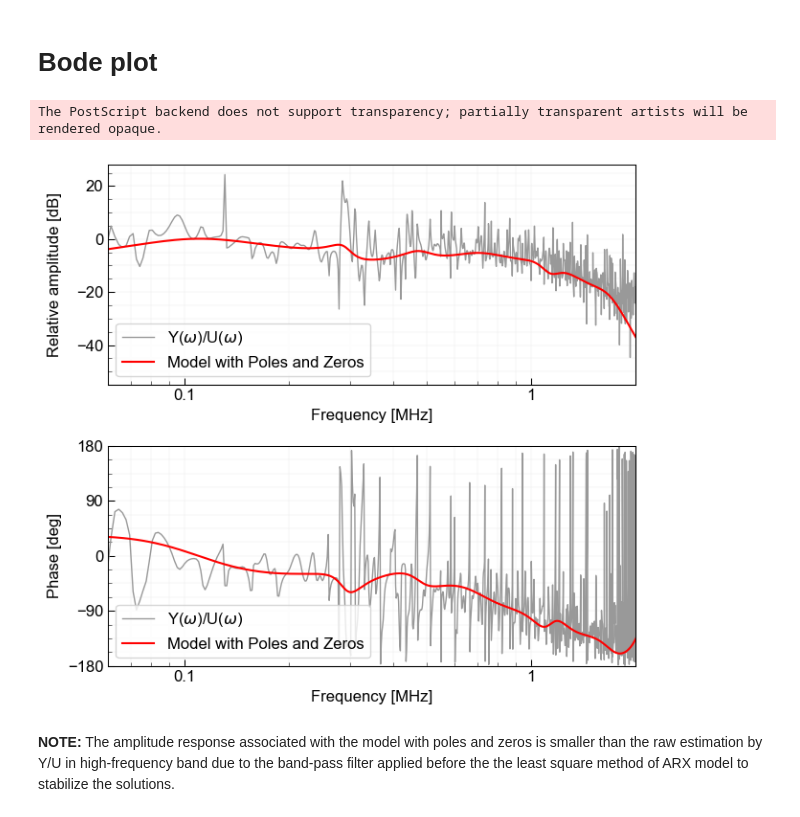
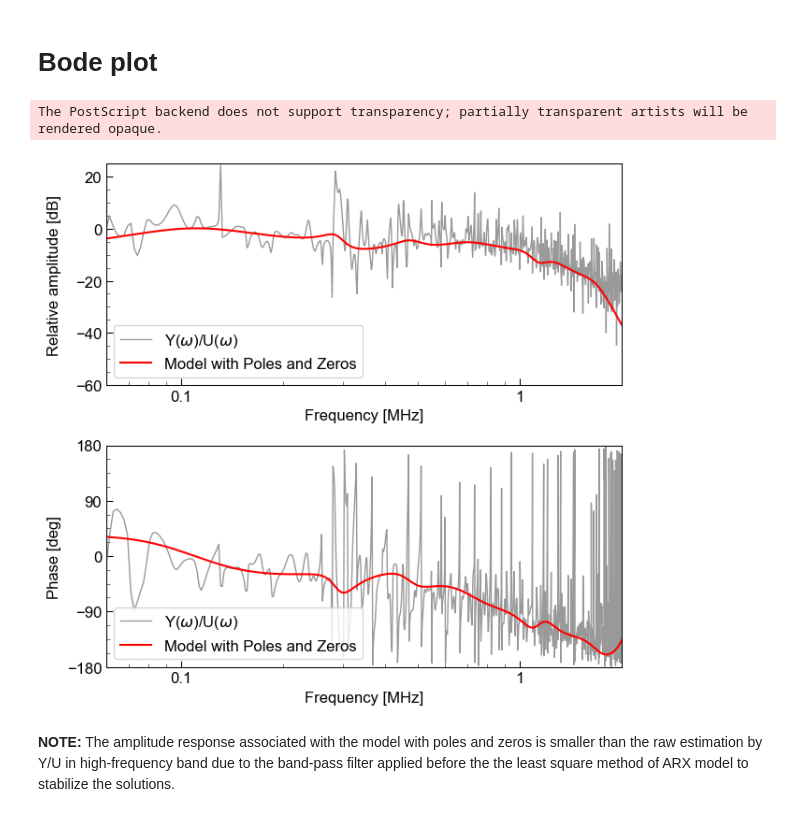
Before and after one commit to kura-okubo/AEsensor_Calibration_ARX, a Jupyter notebook: src/02_Apply_removalresp_to_AEevent.ipynb, the cells around one changed output. Saved outputs shown, nothing was run; the diff lists cells and outputs as text; code cells hidden in the pictures.

Commit message:
remove grid

```diff
--- a/src/02_Apply_removalresp_to_AEevent.ipynb
+++ b/src/02_Apply_removalresp_to_AEevent.ipynb
@@ -137,7 +137,7 @@ Y = np.fft.rfft(tr_y.data, n=nfft)
 g_freqs = np.fft.rfftfreq(nfft, d=1/fs)
 g_est = Y/U
 # %%
-fig, axs = plt.subplots(2, 1, figsize=(6.5, 6))
+fig, axs = plt.subplots(2, 1, figsize=(6.5, 6.15))
 xlimit = [6e4/1e6, 2e6/1e6]
 
 A0_dB_freqind = np.where(g_freqs > 0.1e6)[0][0]
@@ -149,42 +149,43 @@ axs[0].semilogx(freqs/1e6, 20 * np.log10(abs(freq_response_forward)/A0_dB), "r-"
 axs[0].set_xlabel("Frequency [MHz]")
 axs[0].set_ylabel("Relative amplitude [dB]")
 axs[0].set_xlim(xlimit)
+axs[0].set_ylim([-60, 25])
 axs[0].set_xticks([0.1, 1])
 axs[0].set_xticklabels([0.1, 1])
 
 
 # axs[0].set_ylim([40, 100])
 axs[0].legend(loc=3)
 
 
 # angles_gest = np.unwrap(np.angle(g_est)) # unwrap the angle to make it continuous; not applied for this figure
 # angles_paz = np.unwrap(np.angle(freq_response_forward))
 angles_gest = np.angle(g_est)
 angles_paz = np.angle(freq_response_forward)
 
 axs[1].semilogx(g_freqs/1e6, np.rad2deg(angles_gest), c=lc_raw, label=r"Y($\omega$)/U($\omega$)", lw=1)
 axs[1].semilogx(freqs/1e6, np.rad2deg(angles_paz), 'r', label="Model with Poles and Zeros", lw=1.5)
 
 axs[1].set_xlabel("Frequency [MHz]")
 axs[1].set_ylabel('Phase [deg]')
 axs[1].set_ylim([-180, 180])
 axs[1].set_yticks([-180, -90, 0, 90, 180])
 axs[1].set_xlim(xlimit)
 axs[1].set_xticks([0.1, 1])
 axs[1].set_xticklabels([0.1, 1])
 axs[1].legend(loc=3)
 
-for i in range(2):
-    axs[i].grid(True, c=np.array([230, 230, 230])/255, lw=0.25, which="both",)
-    axs[i].set_axisbelow('True')
+# for i in range(2):
+    # axs[i].grid(True, c=np.array([230, 230, 230])/255, lw=0.25, which="both",)
+    # axs[i].set_axisbelow('True')
 
 fig.align_ylabels(axs)
 plt.tight_layout()
 plt.savefig(f"../figure/AEsensor_bode_{AEcalib_casename}.png", dpi=300)
 plt.savefig(f"../figure/AEsensor_bode_{AEcalib_casename}.eps")
 # %% [output]
 The PostScript backend does not support transparency; partially transparent artists will be rendered opaque.
-[figure, old version]
+[figure, new version]
 # %% [markdown]
 **NOTE:** The amplitude response associated with the model with poles and zeros is smaller than the raw estimation by Y/U in high-frequency band due to the band-pass filter applied before the the least square method of ARX model to stabilize the solutions.
 # %%
```
Also changed, not shown: 1 other file.
